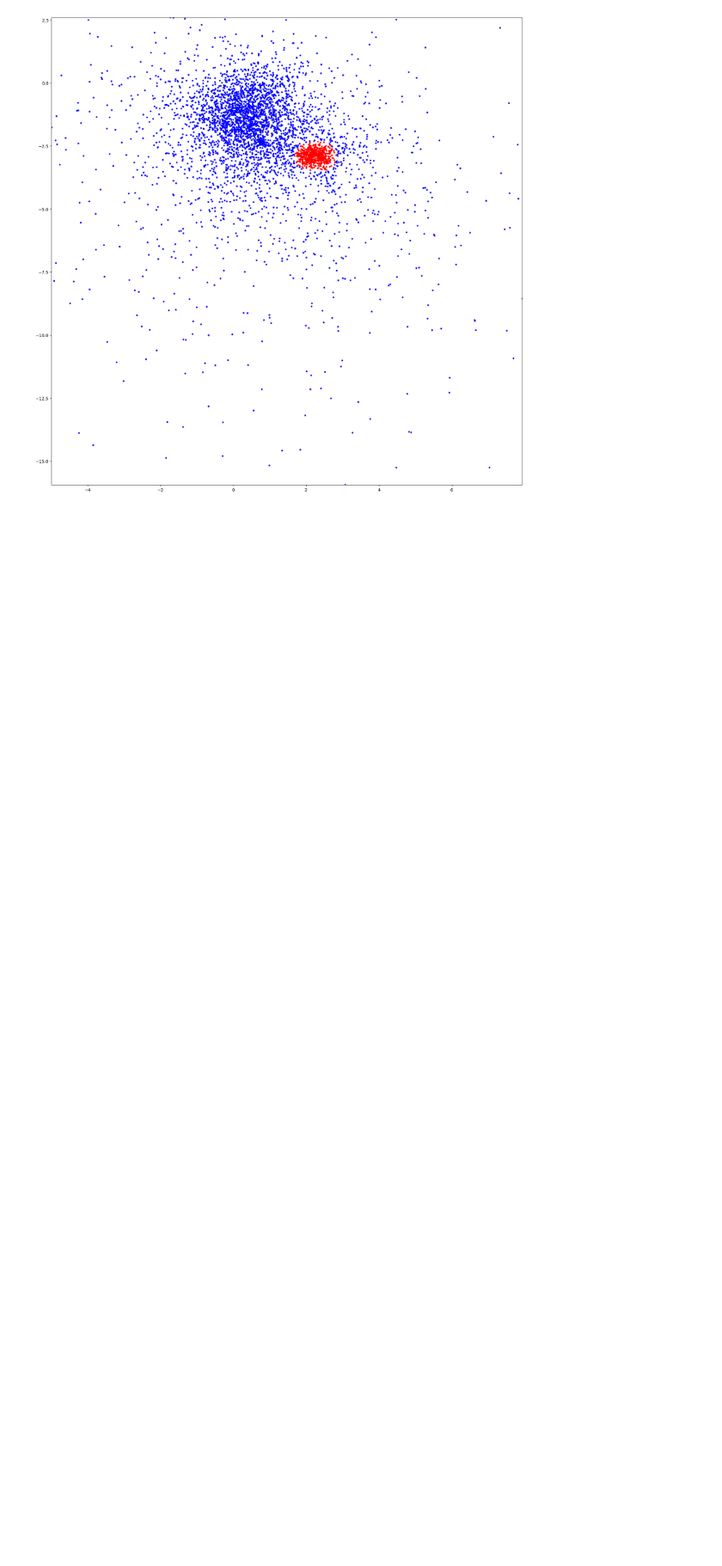
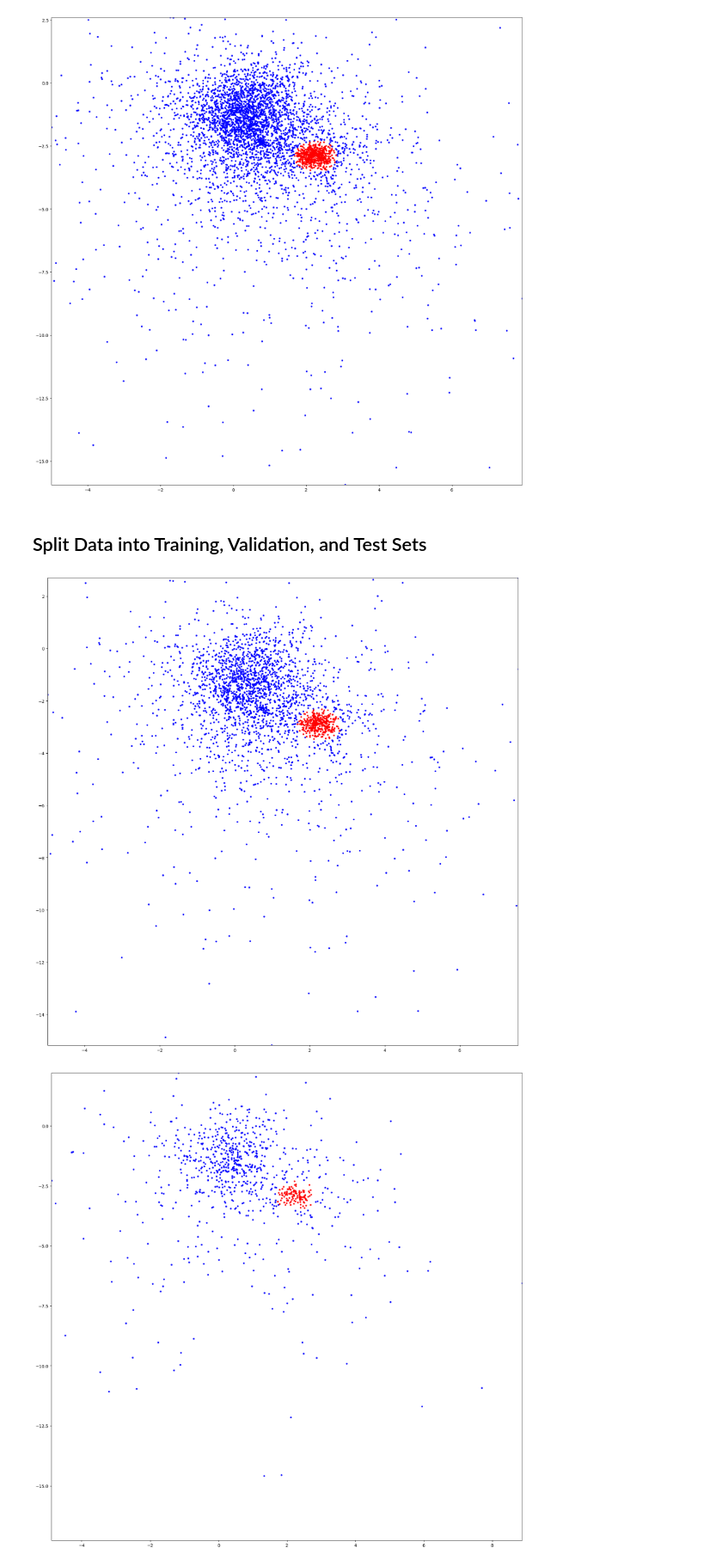
Before and after one commit to RuideFu/cluster-star-classifier, a Jupyter notebook: data-generation/data-prep.ipynb, the cells around one changed output. Shown at 86% size. Cells and saved outputs as stored; diff of their text form; code cells hidden in the pictures; blank space fills up the shorter version.

Commit message:
split labeled data into train, validation, and test; save to .npy file

```diff
--- a/data-generation/data-prep.ipynb
+++ b/data-generation/data-prep.ipynb
@@ -304,3 +304,22 @@ def plot_pm_labeled(_cluster, _data):
 plot_pm_labeled(cluster, data)
 # %% [output]
 [figure]
+# %% [markdown]
+## Split Data into Training, Validation, and Test Sets
+# %%
+ratio = [0.6, 0.2, 0.2] # 60% training, 20% validation, 20% test
+
+def split_data(_data, _ratio):
+    n = len(_data)
+    np.random.seed(100)
+    np.random.shuffle(_data, )
+    return _data[:int(n * _ratio[0])], _data[int(n * _ratio[0]):int(n * (_ratio[0] + _ratio[1]))], _data[int(n * (_ratio[0] + _ratio[1])):]
+
+train_data, val_data, test_data = split_data(data, ratio)
+
+plot_pm_labeled(cluster, train_data)
+plot_pm_labeled(cluster, val_data)
+plot_pm_labeled(cluster, test_data)
+# %% [output]
+[figure, added]
+[figure, added]
```
Also changed, not shown: parts of 3 cells of this notebook, 1 other file.
